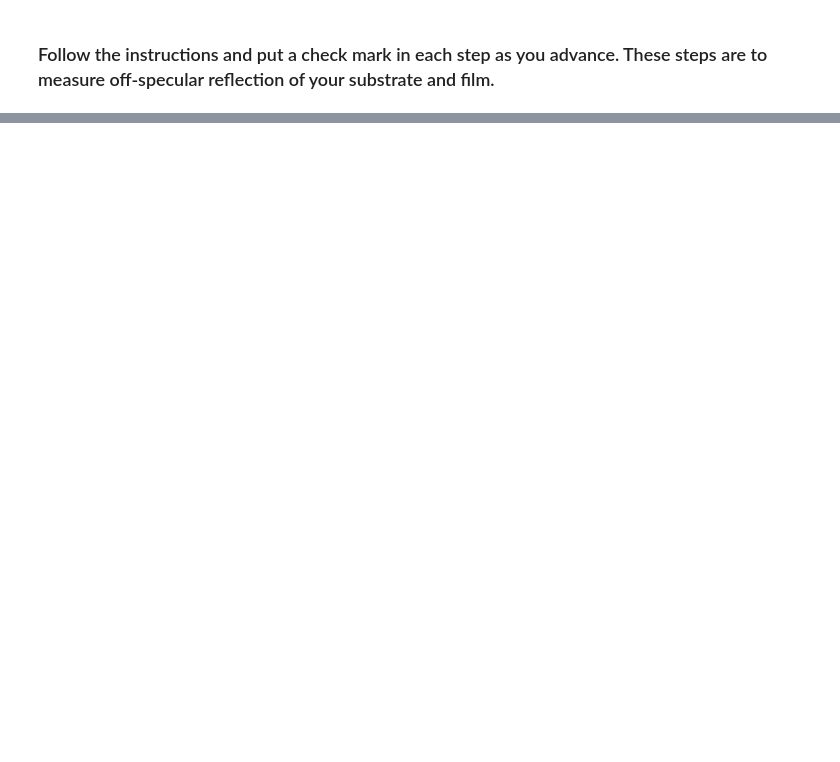
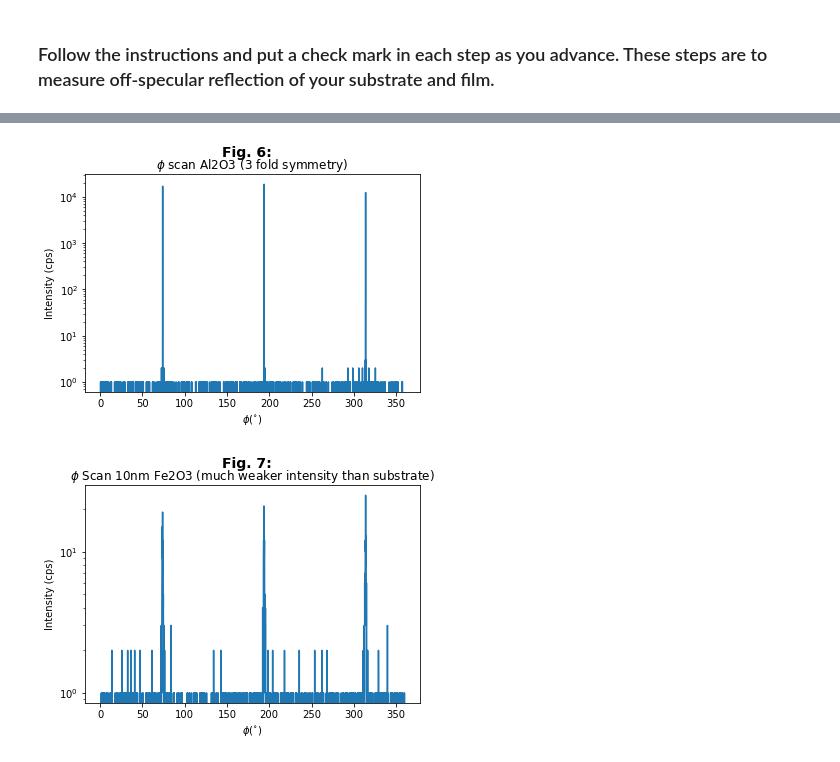
Before and after one commit to josephmccourt2018/lab_jupyter_notebooks, a Jupyter notebook: HRXRD_Off_Specular_Lab3.ipynb, the cells around one changed output, grey strips where cells are left out. Cells and saved outputs as stored; diff of their text form; code cells hidden in the pictures; blank space fills up the shorter version.

```diff
--- a/HRXRD_Off_Specular_Lab3.ipynb
+++ b/HRXRD_Off_Specular_Lab3.ipynb
@@ -685,0 +731,25 @@ For $\phi$ scans (+/- 2, step 0.05, 2deg/min)
+# %%
+#phi substrate example (Al2O3)
+display(tag)
+df_phi_al2o3 = pd.read_table('https://raw.githubusercontent.com/josephmccourt2018/lab_jupyter_notebooks/master/example/461_test/PLD10nmFe2O3_Al2O3/Off_Specular/PhiFULL_Al2O3_104_0003_Scan2020Oct15-122843.ras',sep = '\s+',comment='*',names = ["phi","Intensity","att"],header = 1)
+plt.figure()
+plt.suptitle('Fig. 6:', fontsize=14, fontweight='bold')
+plt.title('$\phi$ scan Al2O3 (3 fold symmetry)')
+plt.plot(df_phi_al2o3[df_phi_al2o3.columns[0]],df_phi_al2o3[df_phi_al2o3.columns[1]]*df_phi_al2o3[df_phi_al2o3.columns[2]])
+plt.yscale('log')
+plt.yscale('log')
+plt.xlabel("$\phi$($^{\circ}$)")
+plt.ylabel(df_phi_al2o3.columns[1]+" (cps)")
+plt.show()
+
+#phi film example (10nm Fe2O3)
+df_phi_full_fe2o3 = pd.read_table('https://raw.githubusercontent.com/josephmccourt2018/lab_jupyter_notebooks/master/example/461_test/PLD10nmFe2O3_Al2O3/Off_Specular/PhiFULL_Fe2O3_104_0007_Scan2020Oct15-125410.ras',sep = '\s+',comment='*',names = ["phi","Intensity","att"],header = 1)
+plt.figure()
+plt.suptitle('Fig. 7:', fontsize=14, fontweight='bold')
+plt.title('$\phi$ Scan 10nm Fe2O3 (much weaker intensity than substrate)')
+plt.plot(df_phi_full_fe2o3[df_phi_full_fe2o3.columns[0]],df_phi_full_fe2o3[df_phi_full_fe2o3.columns[1]]*df_phi_full_fe2o3[df_phi_full_fe2o3.columns[2]])
+plt.yscale('log')
+plt.xlabel("$\phi$($^{\circ}$)")
+plt.ylabel(df_phi_full_fe2o3.columns[1]+" (cps)")
+plt.show()
+# %% [output]
@@ -685,0 +757,2 @@ For $\phi$ scans (+/- 2, step 0.05, 2deg/min)
+[figure, added]
+[figure, added]
```
Also changed, not shown: parts of 24 cells of this notebook, 5 other files.
